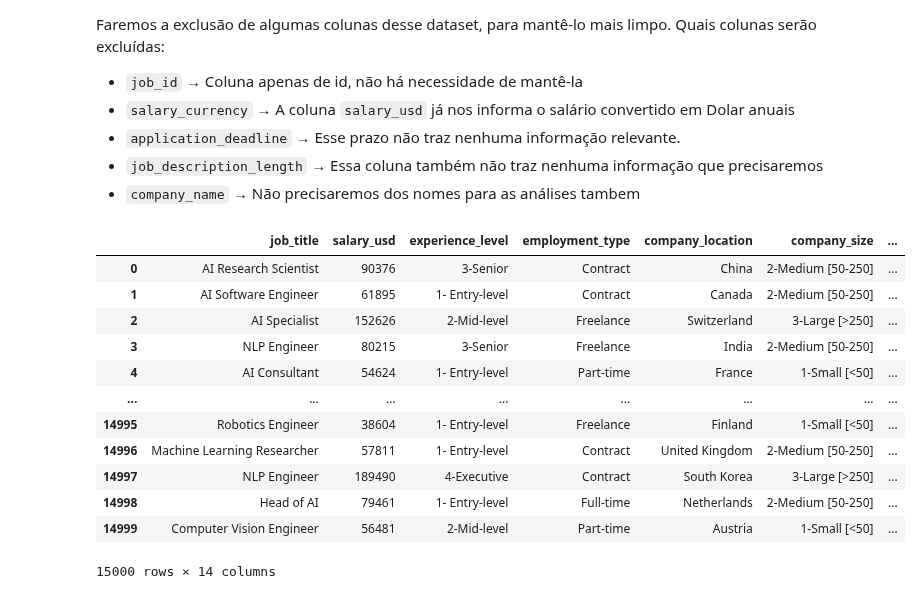
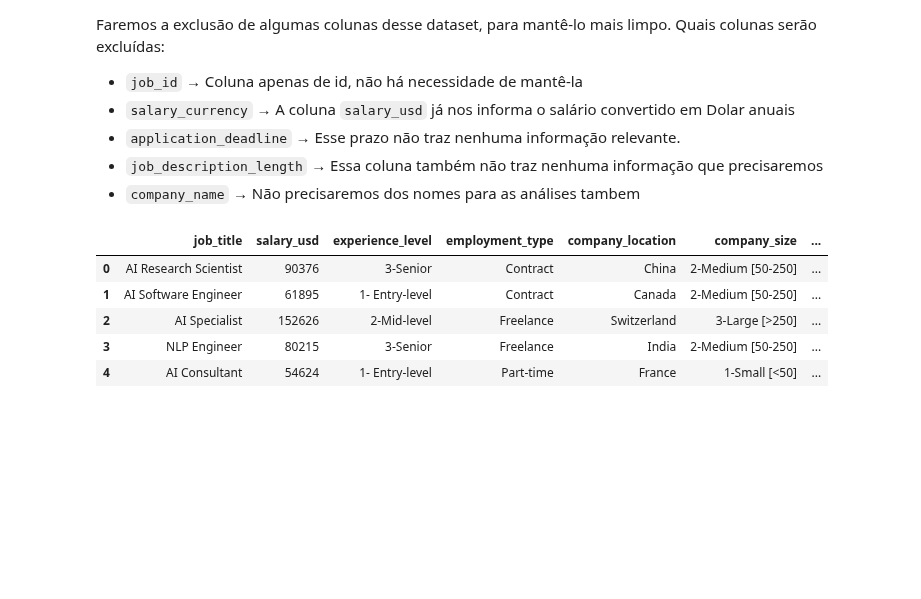
Before and after one commit to Cavalheiro93/mvp-data-analyst-global-ai-market, a Jupyter notebook: Projeto_MVP.ipynb, the cells around one changed output. Drawn from its saved outputs; the diff is of its cells as text; code cells hidden in the pictures; blank space fills up the shorter version.

```diff
--- a/Projeto_MVP.ipynb
+++ b/Projeto_MVP.ipynb
@@ -427,18 +433,11 @@ Quais colunas serão excluídas:
 # %%
 df = df.drop(columns=['job_id', 'salary_currency', 'application_deadline', 'job_description_length', 'company_name'])
 # %%
-df
+df.head(5)
 # %% [output]
 |  | job_title | salary_usd | experience_level | employment_type | company_location | company_size | ... |
 | 0 | AI Research Scientist | 90376 | 3-Senior | Contract | China | 2-Medium [50-250] | ... |
 | 1 | AI Software Engineer | 61895 | 1- Entry-level | Contract | Canada | 2-Medium [50-250] | ... |
 | 2 | AI Specialist | 152626 | 2-Mid-level | Freelance | Switzerland | 3-Large [>250] | ... |
 | 3 | NLP Engineer | 80215 | 3-Senior | Freelance | India | 2-Medium [50-250] | ... |
 | 4 | AI Consultant | 54624 | 1- Entry-level | Part-time | France | 1-Small [<50] | ... |
-| ... | ... | ... | ... | ... | ... | ... | ... |
-| 14995 | Robotics Engineer | 38604 | 1- Entry-level | Freelance | Finland | 1-Small [<50] | ... |
-| 14996 | Machine Learning Researcher | 57811 | 1- Entry-level | Contract | United Kingdom | 2-Medium [50-250] | ... |
-| 14997 | NLP Engineer | 189490 | 4-Executive | Contract | South Korea | 3-Large [>250] | ... |
-| 14998 | Head of AI | 79461 | 1- Entry-level | Full-time | Netherlands | 2-Medium [50-250] | ... |
-| 14999 | Computer Vision Engineer | 56481 | 2-Mid-level | Part-time | Austria | 1-Small [<50] | ... |
-15000 rows × 14 columns
```
Also changed, not shown: parts of 5 cells of this notebook.
